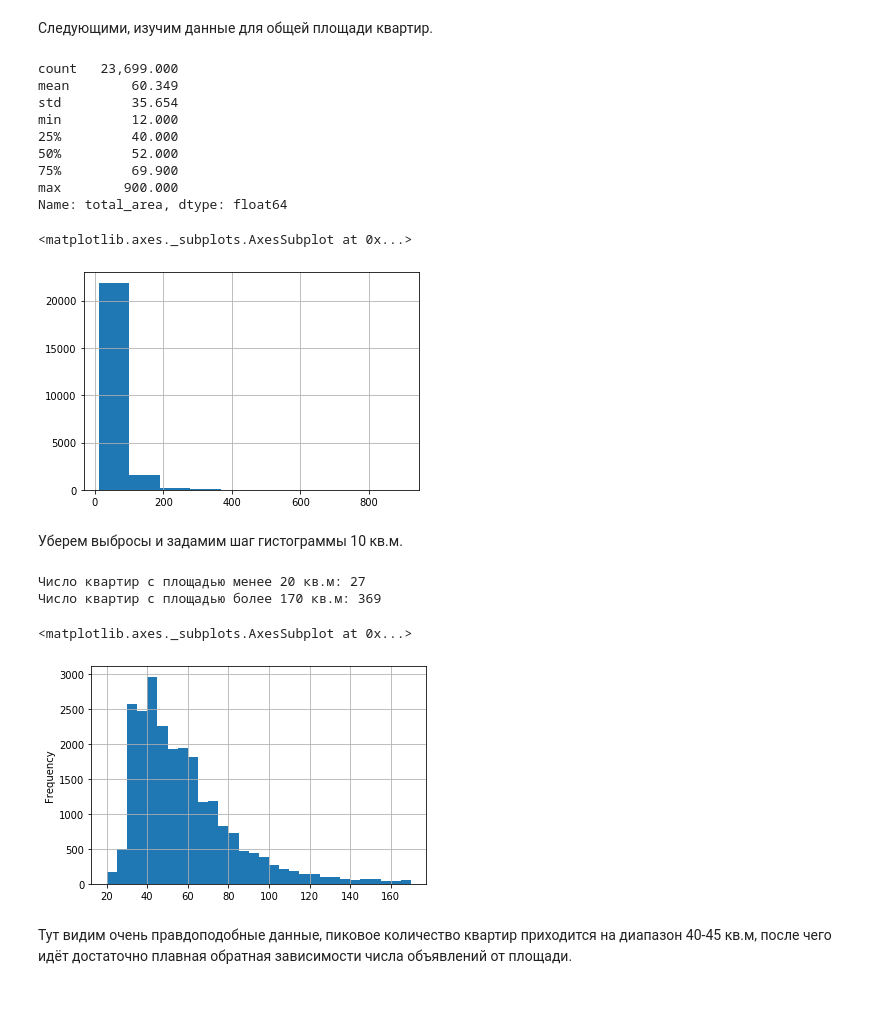
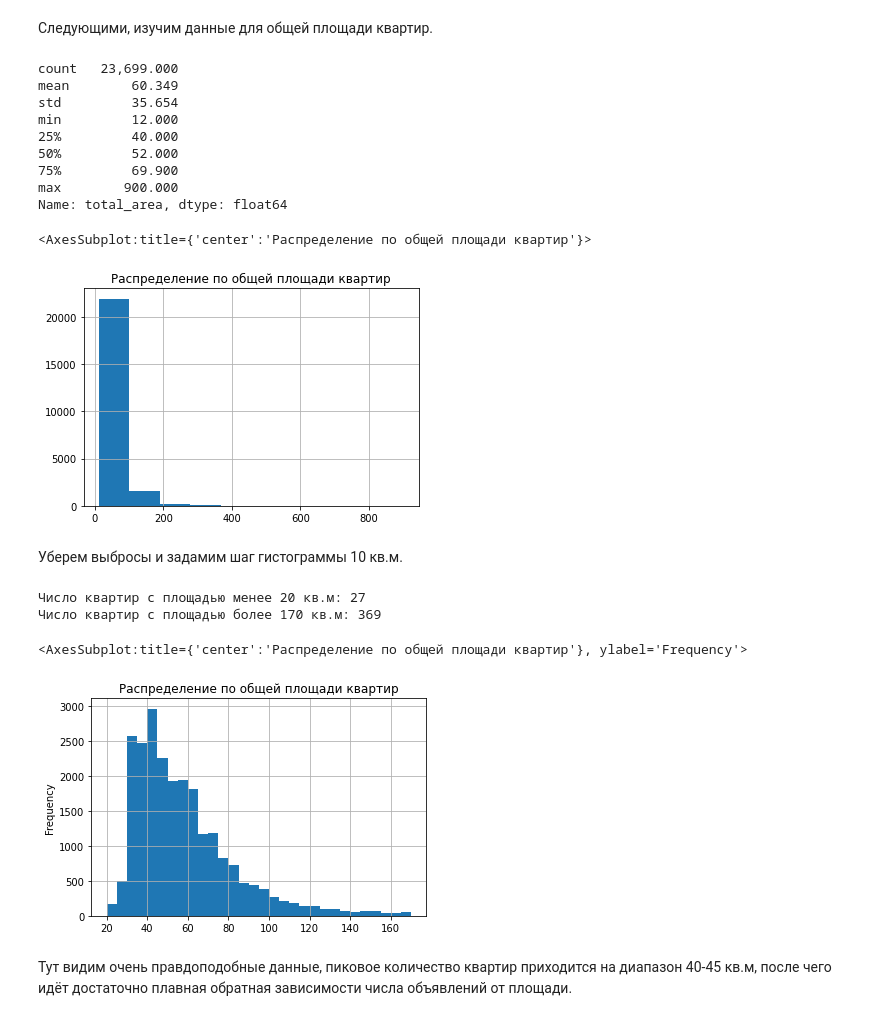
Before and after one commit to TaywanZ/project_yandex_practicum, a Jupyter notebook: project_2/project_2.ipynb, the cells around one changed output. Cells and saved outputs as stored; diff of their text form; code cells hidden in the pictures.

```diff
--- a/project_2/project_2.ipynb
+++ b/project_2/project_2.ipynb
@@ -489,31 +494,33 @@ display(data_v2['ceiling_height'].hist(bins=20, range=(2.5,3.5)))
 # %%
 area_all = data_v2['total_area'].describe()
 display(area_all)
+plt.title('Распределение по общей площади квартир')
 display(data_v2['total_area'].hist())
 # %% [output]
 count   23,699.000
 mean        60.349
 std         35.654
 min         12.000
 25%         40.000
 50%         52.000
 75%         69.900
 max        900.000
 Name: total_area, dtype: float64
-<matplotlib.axes._subplots.AxesSubplot at 0x...>
+<AxesSubplot:title={'center':'Распределение по общей площади квартир'}>
-[figure, old version]
+[figure, new version]
 # %% [markdown]
 Уберем выбросы и задамим шаг гистограммы 10 кв.м.
 # %%
 print("Число квартир с площадью менее 20 кв.м:", data_v2.query('total_area < 20')['last_price'].count())
 print("Число квартир с площадью более 170 кв.м:", data_v2.query('total_area > 170')['last_price'].count())
+plt.title('Распределение по общей площади квартир')
 all_total_area = data_v2['total_area'].plot(kind='hist', bins=30, range=(20,170), grid=True, label='all')
 display(all_total_area)
 # %% [output]
 Число квартир с площадью менее 20 кв.м: 27
 Число квартир с площадью более 170 кв.м: 369
-<matplotlib.axes._subplots.AxesSubplot at 0x...>
+<AxesSubplot:title={'center':'Распределение по общей площади квартир'}, ylabel='Frequency'>
-[figure, old version]
+[figure, new version]
 # %% [markdown]
 Тут видим очень правдоподобные данные, пиковое количество квартир приходится на диапазон 40-45 кв.м, после чего идёт достаточно плавная обратная зависимости числа объявлений от площади.
 # %% [markdown]
```
Also changed, not shown: parts of 31 cells of this notebook.
